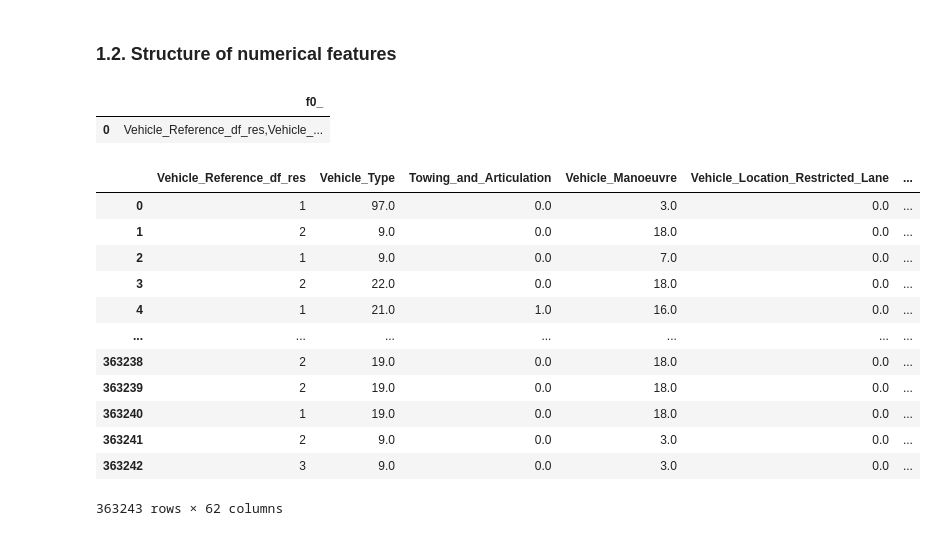
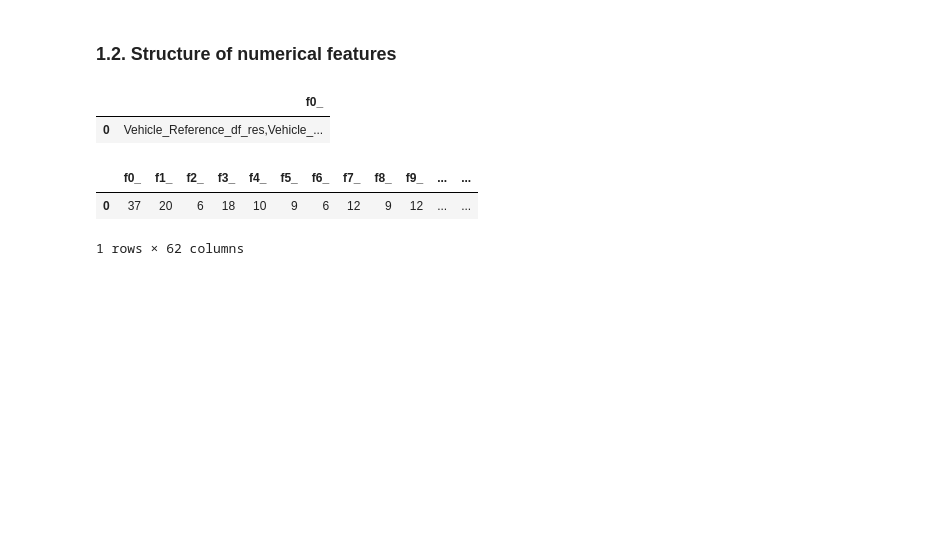
Before and after one commit to AnupJoseph/eda-with-python-jula-sql, a Jupyter notebook: sql/notebook.ipynb, the cells around one changed output. Drawn from its saved outputs; the diff is of its cells as text; code cells hidden in the pictures; blank space fills up the shorter version.

```diff
--- a/sql/notebook.ipynb
+++ b/sql/notebook.ipynb
@@ -111,23 +115,15 @@ numerical_columns
 # %%
 
 
 numericalcols_data = _deepnote_execute_sql("""SELECT
-  {{numerical_columns["f0_"][0] | sqlsafe}}
+  {% for col in numerical_columns["f0_"][0].split(",") %}
+    COUNT(DISTINCT {{col|sqlsafe}}),
+  {% endfor %}
 FROM
   `labocr-267706.eda.road_safety`
 """, 'SQL_D15DB2FC_356F_4858_A44E_CAB7271219CD')
 numericalcols_data
 # %% [output]
-|  | Vehicle_Reference_df_res | Vehicle_Type | Towing_and_Articulation | Vehicle_Manoeuvre | Vehicle_Location_Restricted_Lane | ... |
-| 0 | 1 | 97.0 | 0.0 | 3.0 | 0.0 | ... |
-| 1 | 2 | 9.0 | 0.0 | 18.0 | 0.0 | ... |
-| 2 | 1 | 9.0 | 0.0 | 7.0 | 0.0 | ... |
-| 3 | 2 | 22.0 | 0.0 | 18.0 | 0.0 | ... |
-| 4 | 1 | 21.0 | 1.0 | 16.0 | 0.0 | ... |
-| ... | ... | ... | ... | ... | ... | ... |
-| 363238 | 2 | 19.0 | 0.0 | 18.0 | 0.0 | ... |
-| 363239 | 2 | 19.0 | 0.0 | 18.0 | 0.0 | ... |
-| 363240 | 1 | 19.0 | 0.0 | 18.0 | 0.0 | ... |
-| 363241 | 2 | 9.0 | 0.0 | 3.0 | 0.0 | ... |
-| 363242 | 3 | 9.0 | 0.0 | 3.0 | 0.0 | ... |
+|  | f0_ | f1_ | f2_ | f3_ | f4_ | f5_ | f6_ | f7_ | f8_ | f9_ | ... | ... |
+| 0 | 37 | 20 | 6 | 18 | 10 | 9 | 6 | 12 | 9 | 12 | ... | ... |
-363243 rows × 62 columns
+1 rows × 62 columns
```
Also changed, not shown: parts of 5 cells of this notebook, 1 other file.
